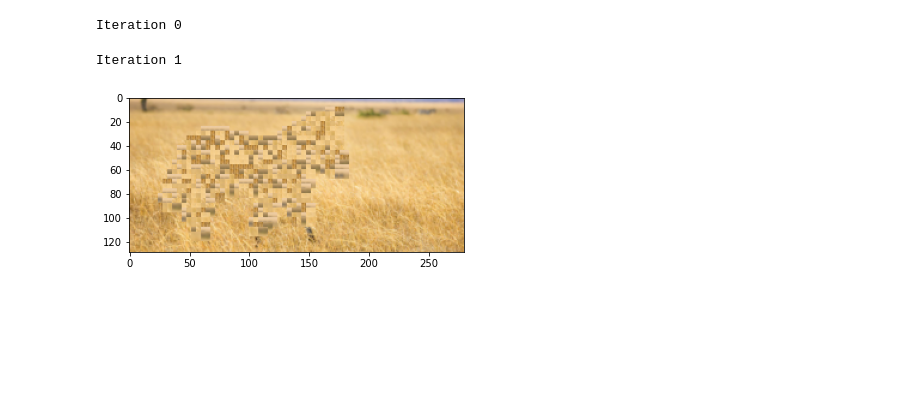
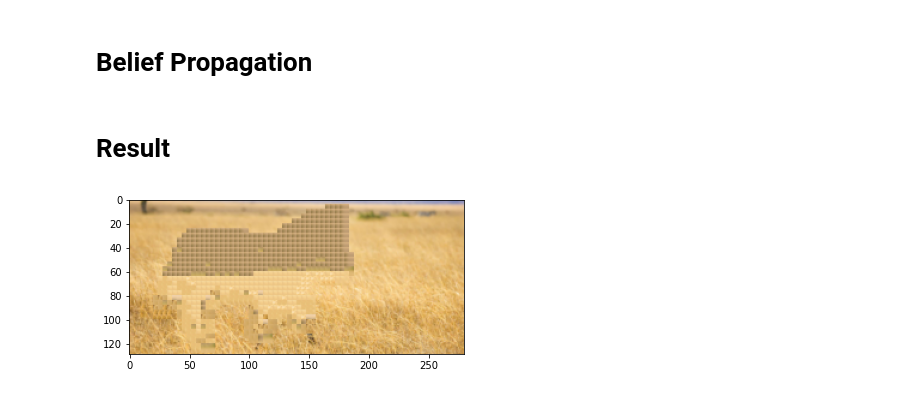
Before and after one commit to QuentinBlampey/grm_belief_propagation, a Jupyter notebook: exploration/loopy_bp.ipynb, the cells around one changed output. Drawn from its saved outputs; the diff is of its cells as text; code cells hidden in the pictures; blank space fills up the shorter version.

```diff
--- a/exploration/loopy_bp.ipynb
+++ b/exploration/loopy_bp.ipynb
@@ -131,8 +116,0 @@ plt.show()
-# %%
-img = image.copy()
-
-p = nodes[120]
-img[p[0]-gap_y:p[0]+gap_y, p[1]-gap_x:p[1]+gap_x] = 0
-
-plt.imshow(img)
-plt.show()
@@ -140,0 +143,8 @@ plt.show()
+# %%
+graph = nx.Graph()
+
+for i in range(len(nodes)):
+    graph.add_node(i)
+
+for edge in edges:
+    graph.add_edge(*edge)
@@ -141,19 +165,25 @@ plt.show()
+# %% [markdown]
+# Belief Propagation
 # %%
 n_edges = len(edges)
 n_labels = len(labels)
 n_nodes = len(nodes)
 # %%
-messages = np.zeros((n_edges, n_labels))
 n_iter = 2
 
+messages = np.zeros((n_edges, n_labels))
 for iteration in range(n_iter):
-    print(f"Iteration {iteration}")
     messages_update = np.zeros(messages.shape)
-    for k, (i, j) in enumerate(tqdm(edges)):
+
+    progress_bar = tqdm(graph.edges())
+    progress_bar.set_description(f"Iteration {iteration}")
+    for k, (i, j) in enumerate(progress_bar):
         p, q = nodes[i], nodes[j]
+        i_edges = [i_edge for i_edge, (_, to) in enumerate(edges) if to == i]
+        messages_in = messages[i_edges]
         for i_label, xq in enumerate(labels):
-            messages_update[k][i_label] = min([Vp(p, xp) + Vpq(p, q, xp, xq) + sum([messages[i_edge, i_label] for i_edge, (_, j) in enumerate(edges) if j == i_node]) for xp in labels])
+            messages_update[k][i_label] = min([Vp(p, xp)
+                                               + Vpq(p, q, xp, xq)
+                                               + messages_in[:, i_label].sum()
+                                               for xp in labels])
     messages = messages_update
-# %% [output]
-Iteration 0
-Iteration 1
@@ -162,4 +190,9 @@ beliefs = np.zeros((n_nodes, n_labels))
 # %%
+beliefs = np.zeros((n_nodes, n_labels))
 for i_node, p in enumerate(nodes):
+    i_edges = [i_edge for i_edge, (_, j) in enumerate(edges) if j == i_node]
+    messages_in = messages[i_edges]
     for i_label, xp in enumerate(labels):
-        beliefs[i_node][i_label] = - Vp(p, xp) - sum([messages[i_edge, i_label] for i_edge, (_, j) in enumerate(edges) if j == i_node])
+        beliefs[i_node][i_label] = - Vp(p, xp) - messages_in[:, i_label].sum()
+
+x_hat = np.argmax(beliefs, axis=1)
@@ -168,8 +199,10 @@ x_hat = np.argmax(beliefs, axis=1)
+# %% [markdown]
+# Result
 # %%
 res = target.copy()
 for i_node, i_label in enumerate(x_hat):
-    apply_path(res, nodes[i_node], extract_patch(image, labels[i_label]))
+    apply_patch(res, nodes[i_node], extract_patch(image, labels[i_label]))
 plt.imshow(res)
 plt.show()
 # %% [output]
-[figure, old version]
+[figure, new version]
```
Also changed, not shown: parts of 30 cells of this notebook.
